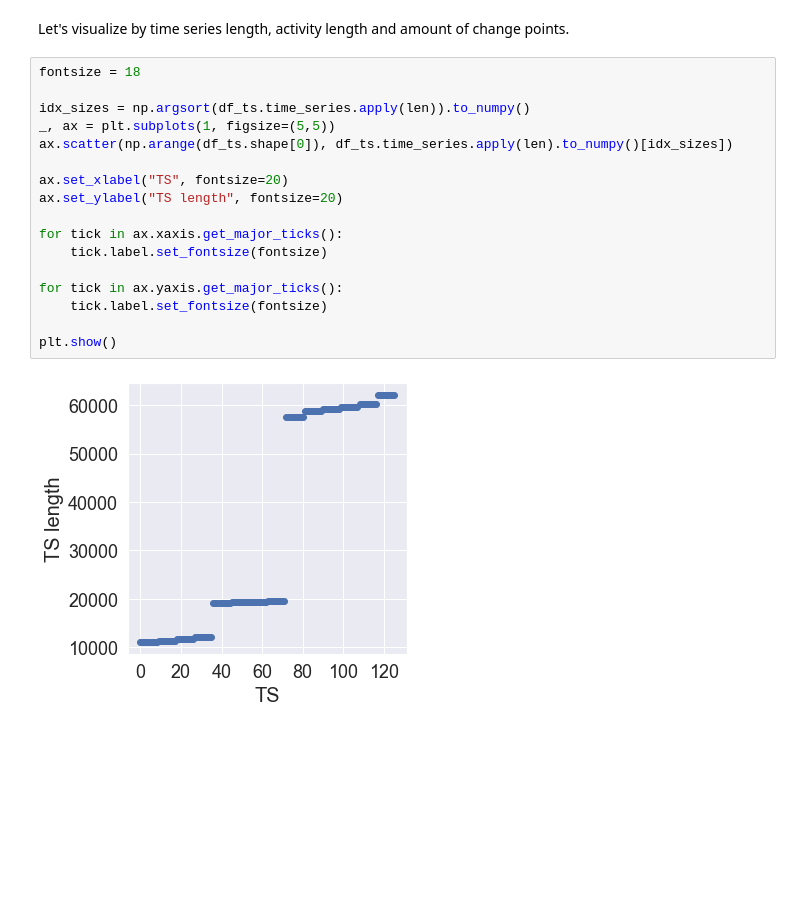
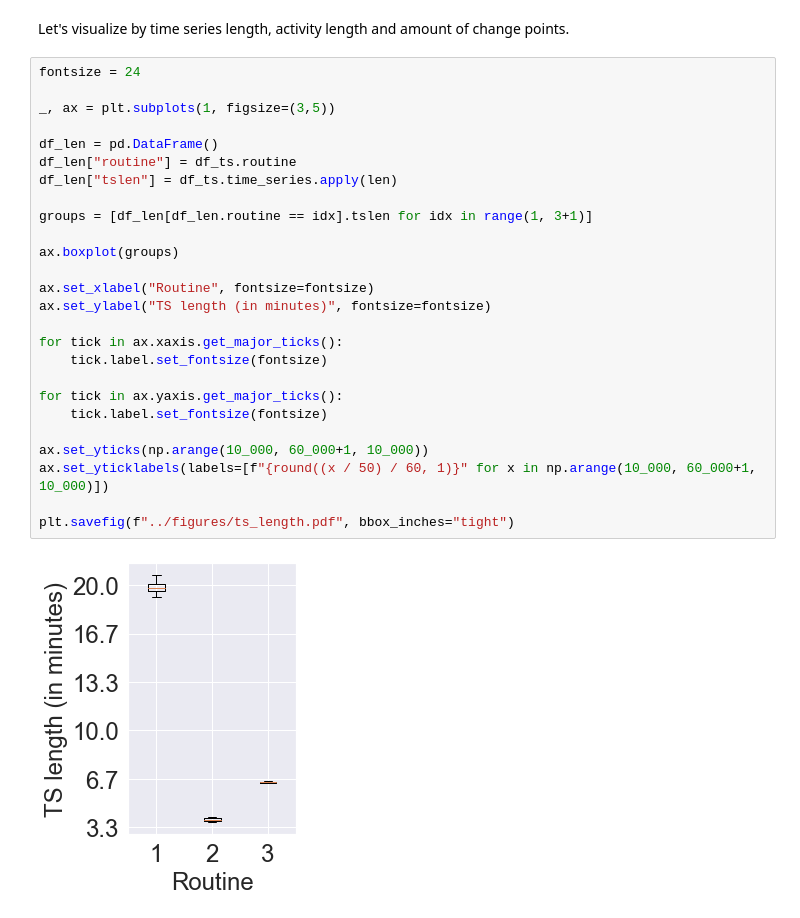
Before and after one commit to ermshaua/mobile-sensing-human-activity-data-set, a Jupyter notebook: notebooks/dataset_exploration.ipynb, the cells around one changed output. Drawn from its saved outputs; the diff is of its cells as text; blank space fills up the shorter version.

```diff
--- a/notebooks/dataset_exploration.ipynb
+++ b/notebooks/dataset_exploration.ipynb
@@ -56,22 +56,31 @@ df_ts
 # %% [markdown]
 Let's visualize by time series length, activity length and amount of change points.
 # %%
-fontsize = 18
+fontsize = 24
 
-idx_sizes = np.argsort(df_ts.time_series.apply(len)).to_numpy()
-_, ax = plt.subplots(1, figsize=(5,5))
-ax.scatter(np.arange(df_ts.shape[0]), df_ts.time_series.apply(len).to_numpy()[idx_sizes])
+_, ax = plt.subplots(1, figsize=(3,5))
 
-ax.set_xlabel("TS", fontsize=20)
-ax.set_ylabel("TS length", fontsize=20)
+df_len = pd.DataFrame()
+df_len["routine"] = df_ts.routine
+df_len["tslen"] = df_ts.time_series.apply(len)
+
+groups = [df_len[df_len.routine == idx].tslen for idx in range(1, 3+1)]
+
+ax.boxplot(groups)
+
+ax.set_xlabel("Routine", fontsize=fontsize)
+ax.set_ylabel("TS length (in minutes)", fontsize=fontsize)
 
 for tick in ax.xaxis.get_major_ticks():
     tick.label.set_fontsize(fontsize)
 
 for tick in ax.yaxis.get_major_ticks():
     tick.label.set_fontsize(fontsize)
 
-plt.show()
+ax.set_yticks(np.arange(10_000, 60_000+1, 10_000))
+ax.set_yticklabels(labels=[f"{round((x / 50) / 60, 1)}" for x in np.arange(10_000, 60_000+1, 10_000)])
+
+plt.savefig(f"../figures/ts_length.pdf", bbox_inches="tight")
 # %% [output]
-[figure, old version]
+[figure, new version]
 # %%
```
Also changed, not shown: parts of 6 cells of this notebook, 36 other files.
